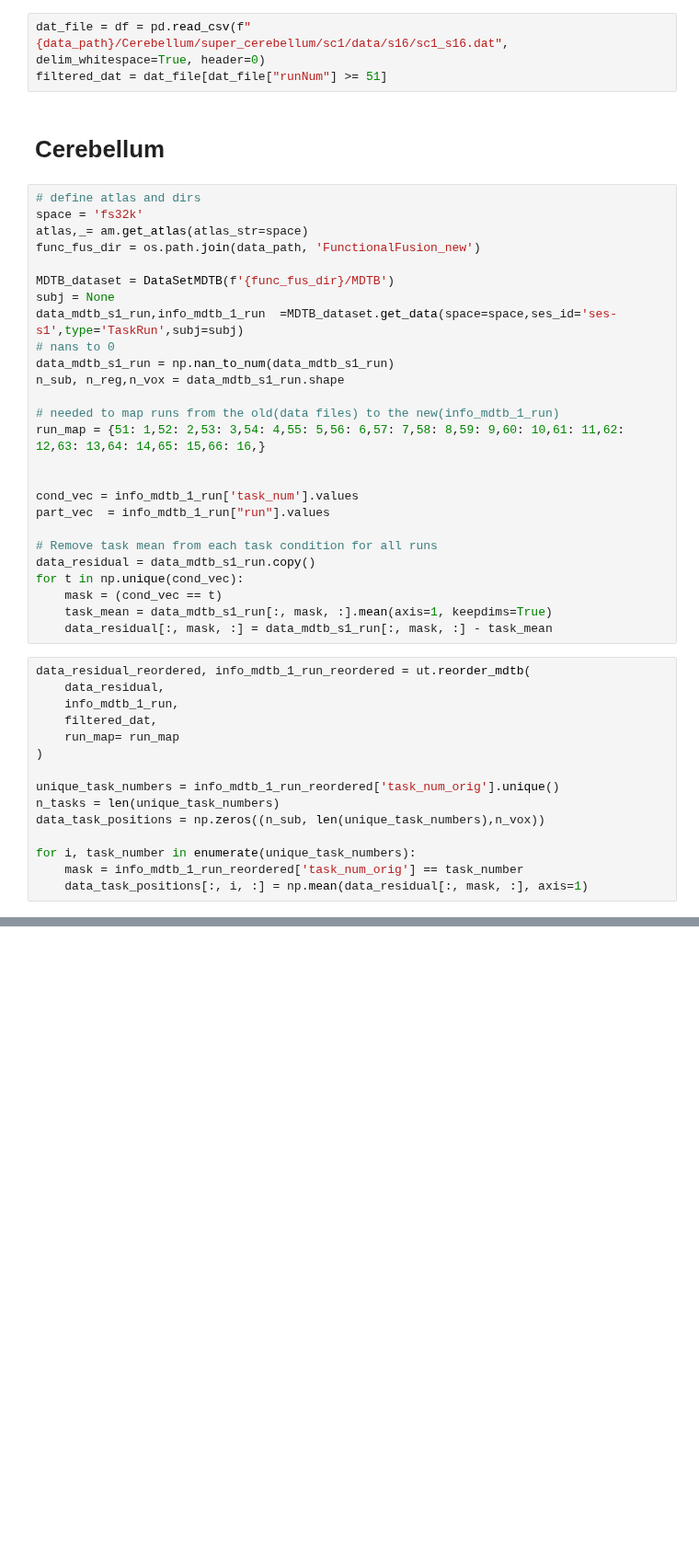
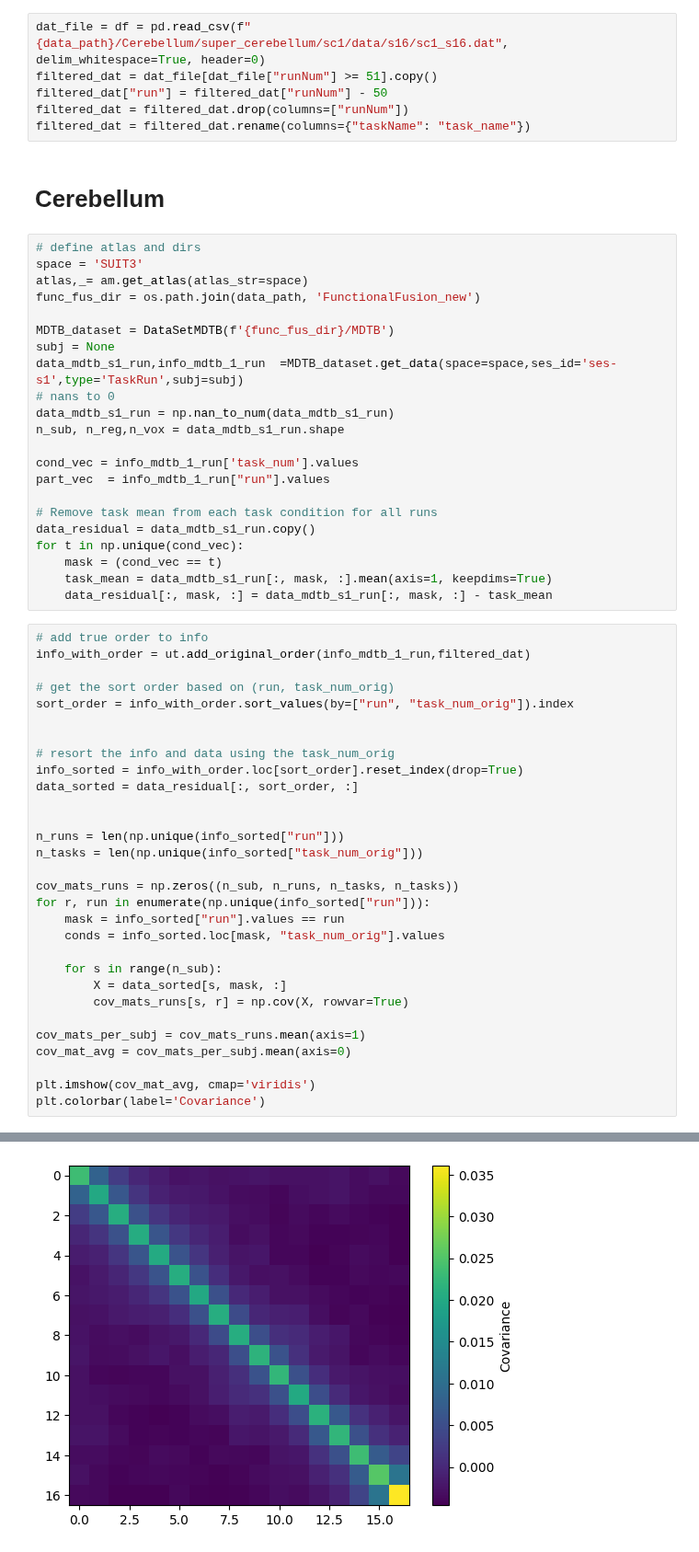
Before and after one commit to DiedrichsenLab/OptimalBattery, a Jupyter notebook: notebooks/11.temporal_autocorrelation.ipynb, the cells around one changed output, grey strips where cells are left out. Shown at 92% size. Drawn from its saved outputs; the diff is of its cells as text; blank space fills up the shorter version.

```diff
--- a/notebooks/11.temporal_autocorrelation.ipynb
+++ b/notebooks/11.temporal_autocorrelation.ipynb
@@ -13,12 +13,15 @@ data_path = gcf.data_path
 # build transition matrix for visualization only...
 # %%
 dat_file = df = pd.read_csv(f"{data_path}/Cerebellum/super_cerebellum/sc1/data/s16/sc1_s16.dat", delim_whitespace=True, header=0)
-filtered_dat = dat_file[dat_file["runNum"] >= 51]
+filtered_dat = dat_file[dat_file["runNum"] >= 51].copy()
+filtered_dat["run"] = filtered_dat["runNum"] - 50
+filtered_dat = filtered_dat.drop(columns=["runNum"])
+filtered_dat = filtered_dat.rename(columns={"taskName": "task_name"})
 # %% [markdown]
 # Cerebellum
 # %%
 # define atlas and dirs
-space = 'fs32k'
+space = 'SUIT3'
 atlas,_= am.get_atlas(atlas_str=space)
 func_fus_dir = os.path.join(data_path, 'FunctionalFusion_new')
 
@@ -29,10 +32,6 @@ data_mdtb_s1_run,info_mdtb_1_run  =MDTB_dataset.get_data(space=space,ses_id='ses
 data_mdtb_s1_run = np.nan_to_num(data_mdtb_s1_run)
 n_sub, n_reg,n_vox = data_mdtb_s1_run.shape
 
-# needed to map runs from the old(data files) to the new(info_mdtb_1_run)
-run_map = {51: 1,52: 2,53: 3,54: 4,55: 5,56: 6,57: 7,58: 8,59: 9,60: 10,61: 11,62: 12,63: 13,64: 14,65: 15,66: 16,}
-
-
 cond_vec = info_mdtb_1_run['task_num'].values
 part_vec  = info_mdtb_1_run["run"].values
 
@@ -43,17 +42,33 @@ for t in np.unique(cond_vec):
     task_mean = data_mdtb_s1_run[:, mask, :].mean(axis=1, keepdims=True)
     data_residual[:, mask, :] = data_mdtb_s1_run[:, mask, :] - task_mean
 # %%
-data_residual_reordered, info_mdtb_1_run_reordered = ut.reorder_mdtb(
-    data_residual,
-    info_mdtb_1_run,
-    filtered_dat,
-    run_map= run_map
-)
+# add true order to info
+info_with_order = ut.add_original_order(info_mdtb_1_run,filtered_dat)
 
-unique_task_numbers = info_mdtb_1_run_reordered['task_num_orig'].unique()
-n_tasks = len(unique_task_numbers)
-data_task_positions = np.zeros((n_sub, len(unique_task_numbers),n_vox))
+# get the sort order based on (run, task_num_orig)
+sort_order = info_with_order.sort_values(by=["run", "task_num_orig"]).index
 
-for i, task_number in enumerate(unique_task_numbers):
-    mask = info_mdtb_1_run_reordered['task_num_orig'] == task_number
-    data_task_positions[:, i, :] = np.mean(data_residual[:, mask, :], axis=1)
+
+# resort the info and data using the task_num_orig
+info_sorted = info_with_order.loc[sort_order].reset_index(drop=True)
+data_sorted = data_residual[:, sort_order, :]
+
+
+n_runs = len(np.unique(info_sorted["run"]))
+n_tasks = len(np.unique(info_sorted["task_num_orig"]))
+
+cov_mats_runs = np.zeros((n_sub, n_runs, n_tasks, n_tasks))
+for r, run in enumerate(np.unique(info_sorted["run"])):
+    mask = info_sorted["run"].values == run
+    conds = info_sorted.loc[mask, "task_num_orig"].values
+
+    for s in range(n_sub):
+        X = data_sorted[s, mask, :]
+        cov_mats_runs[s, r] = np.cov(X, rowvar=True)
+
+cov_mats_per_subj = cov_mats_runs.mean(axis=1)
+cov_mat_avg = cov_mats_per_subj.mean(axis=0)
+
+plt.imshow(cov_mat_avg, cmap='viridis')
+plt.colorbar(label='Covariance')
+# %% [output]
@@ -59,0 +76 @@ for i, task_number in enumerate(unique_task_numbers):
+[figure, added]
```
Also changed, not shown: parts of 9 cells of this notebook, 2 other files.
